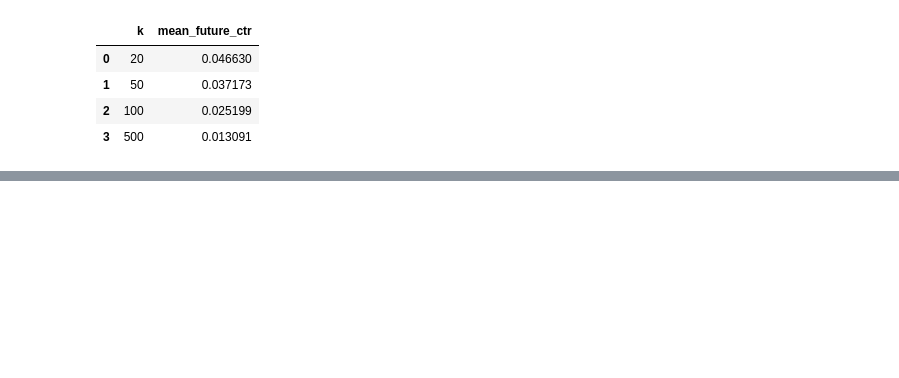
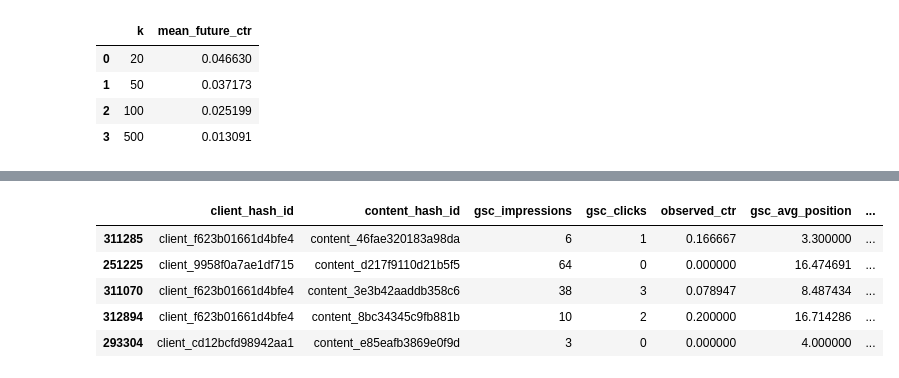
Before and after one commit to AliAlmasri7/FlyRank-ML, a Jupyter notebook: work/notebooks/w06_validation_audit.ipynb, the cells around one changed output, grey strips where cells are left out. Drawn from its saved outputs; the diff is of its cells as text; code cells hidden in the pictures; blank space fills up the shorter version.

```diff
--- a/work/notebooks/w06_validation_audit.ipynb
+++ b/work/notebooks/w06_validation_audit.ipynb
@@ -625,0 +839,17 @@ comparison_change
+# %%
+failure_df = grouped_validation.copy()
+
+failure_df["error"] = (
+    failure_df["future_ctr"] - failure_df["ml_prediction"]
+)
+
+failure_df["abs_error"] = failure_df["error"].abs()
+
+failure_df[
+    [
+        "future_ctr",
+        "ml_prediction",
+        "error",
+        "abs_error"
+    ]
+].head()
@@ -625,0 +863,29 @@ comparison_change
+# %%
+failure_columns = [
+    "client_hash_id",
+    "content_hash_id",
+    "gsc_impressions",
+    "gsc_clicks",
+    "observed_ctr",
+    "gsc_avg_position",
+    "future_impressions",
+    "future_ctr",
+    "ml_prediction",
+    "error",
+    "abs_error"
+]
+
+underpredictions = (
+    failure_df[failure_columns]
+    .sort_values("error", ascending=False)
+    .head(5)
+)
+
+underpredictions
+# %% [output]
+|  | client_hash_id | content_hash_id | gsc_impressions | gsc_clicks | observed_ctr | gsc_avg_position | ... |
+| 311285 | client_f623b01661d4bfe4 | content_46fae320183a98da | 6 | 1 | 0.166667 | 3.300000 | ... |
+| 251225 | client_9958f0a7ae1df715 | content_d217f9110d21b5f5 | 64 | 0 | 0.000000 | 16.474691 | ... |
+| 311070 | client_f623b01661d4bfe4 | content_3e3b42aaddb358c6 | 38 | 3 | 0.078947 | 8.487434 | ... |
+| 312894 | client_f623b01661d4bfe4 | content_8bc34345c9fb881b | 10 | 2 | 0.200000 | 16.714286 | ... |
+| 293304 | client_cd12bcfd98942aa1 | content_e85eafb3869e0f9d | 3 | 0 | 0.000000 | 4.000000 | ... |
```
Also changed, not shown: parts of 15 cells of this notebook.
